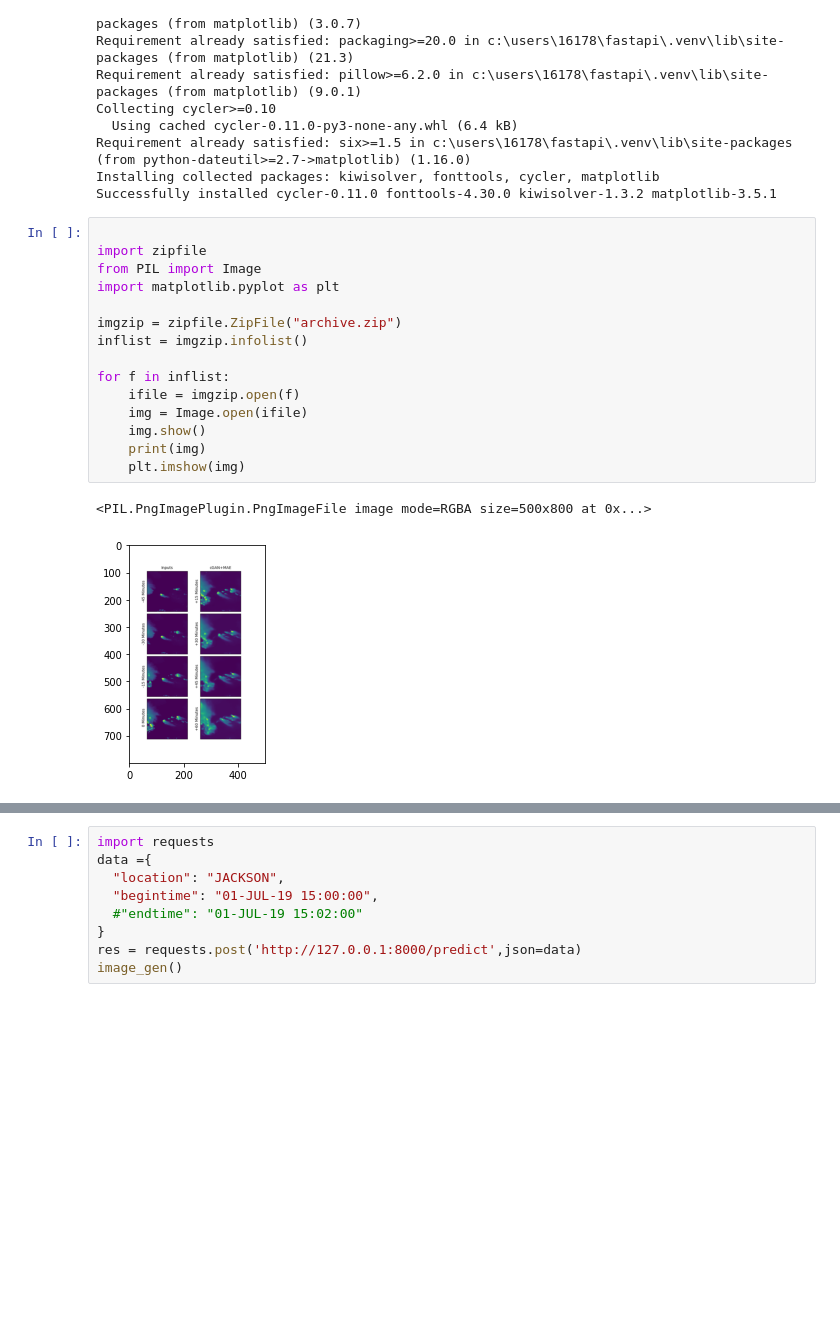
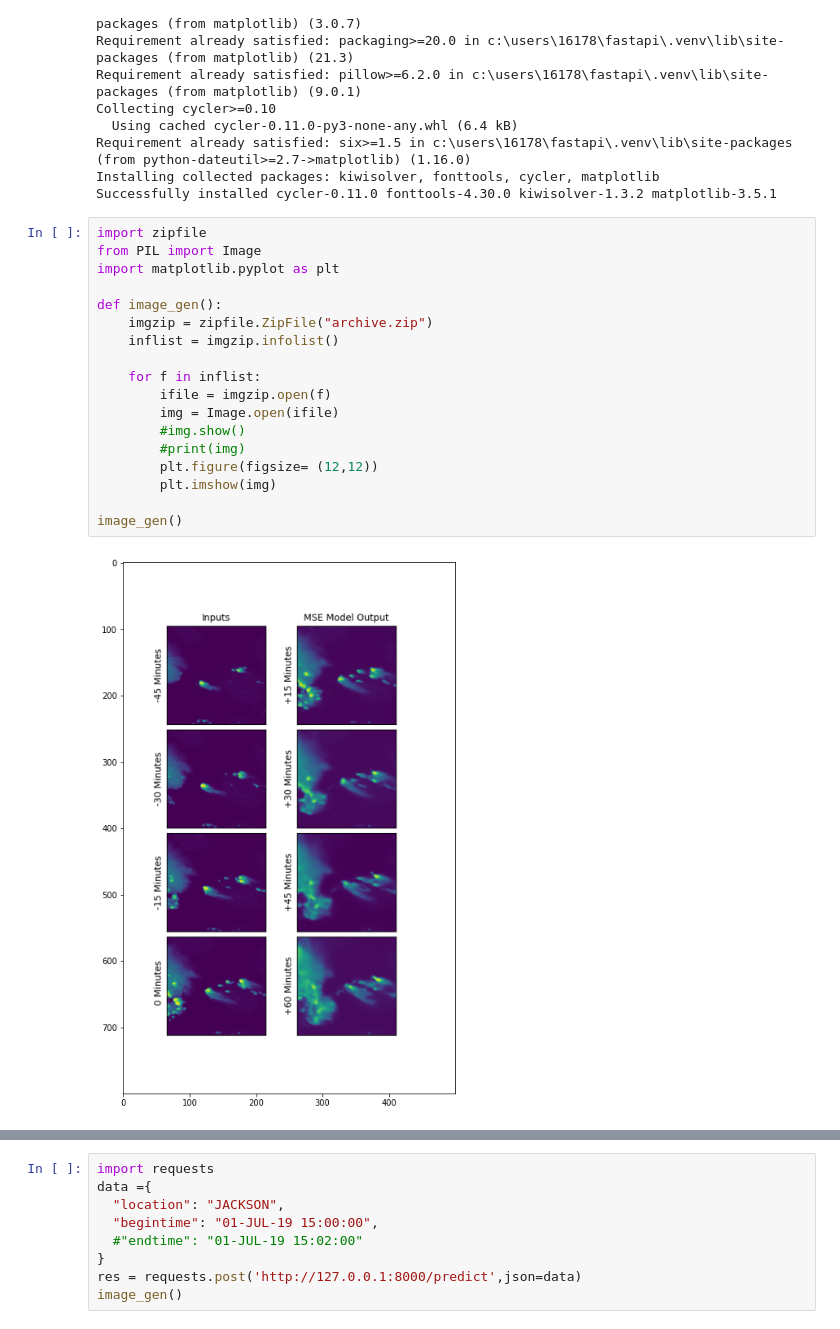
Before and after one commit to Big-Data-Systems-and-Analytics/Assignment-3, a Jupyter notebook: notebooks/APITutorial.ipynb, the cells around one changed output, grey strips where cells are left out. Saved outputs shown, nothing was run; the diff lists cells and outputs as text; blank space fills up the shorter version.

```diff
--- a/notebooks/APITutorial.ipynb
+++ b/notebooks/APITutorial.ipynb
@@ -40,23 +28,25 @@ Requirement already satisfied: six>=1.5 in c:\users\16178\fastapi\.venv\lib\site
 Installing collected packages: kiwisolver, fonttools, cycler, matplotlib
 Successfully installed cycler-0.11.0 fonttools-4.30.0 kiwisolver-1.3.2 matplotlib-3.5.1
 # %%
-
 import zipfile
 from PIL import Image
 import matplotlib.pyplot as plt
 
-imgzip = zipfile.ZipFile("archive.zip")
-inflist = imgzip.infolist()
+def image_gen():
+    imgzip = zipfile.ZipFile("archive.zip")
+    inflist = imgzip.infolist()
 
-for f in inflist:
-    ifile = imgzip.open(f)
-    img = Image.open(ifile)
-    img.show()
-    print(img)
-    plt.imshow(img)
+    for f in inflist:
+        ifile = imgzip.open(f)
+        img = Image.open(ifile)
+        #img.show()
+        #print(img)
+        plt.figure(figsize= (12,12))
+        plt.imshow(img)
+
+image_gen()
 # %% [output]
-<PIL.PngImagePlugin.PngImageFile image mode=RGBA size=500x800 at 0x...>
-[figure, old version]
+[figure, new version]
 # %%
 import requests
 data ={
```
Also changed, not shown: parts of 4 cells of this notebook.
